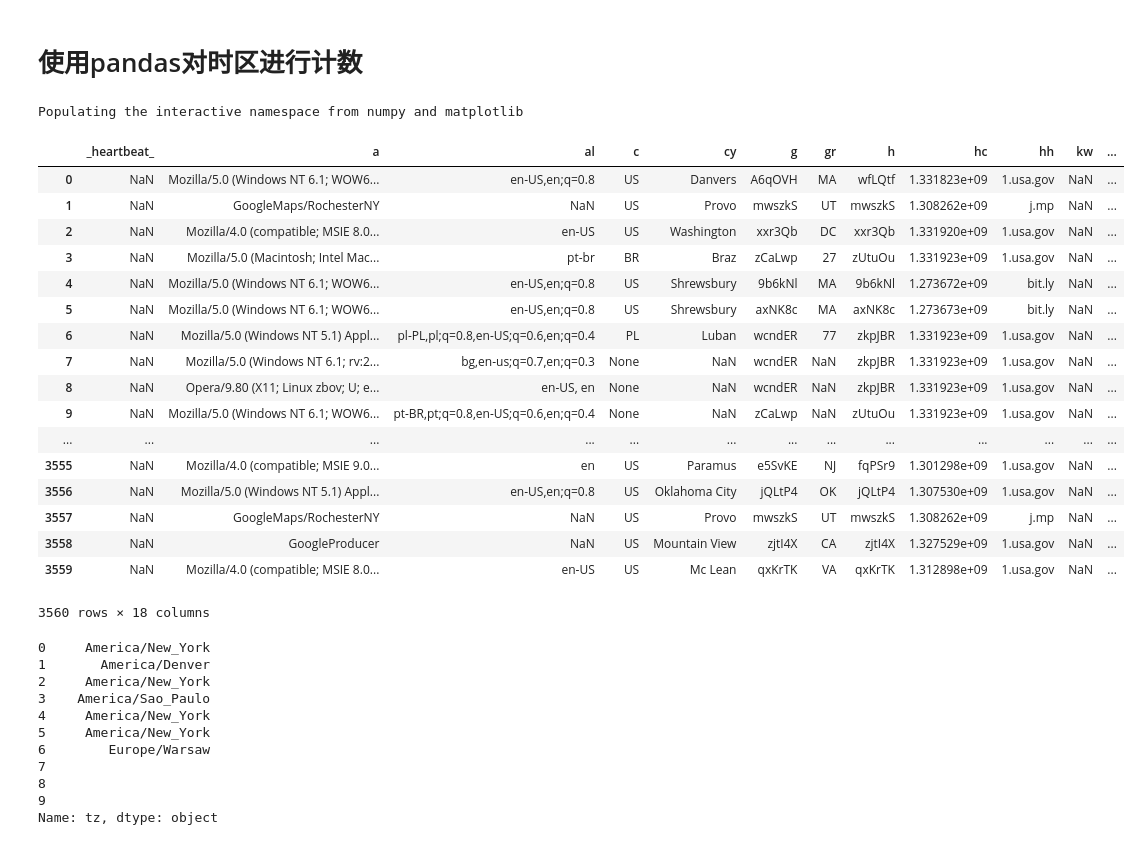
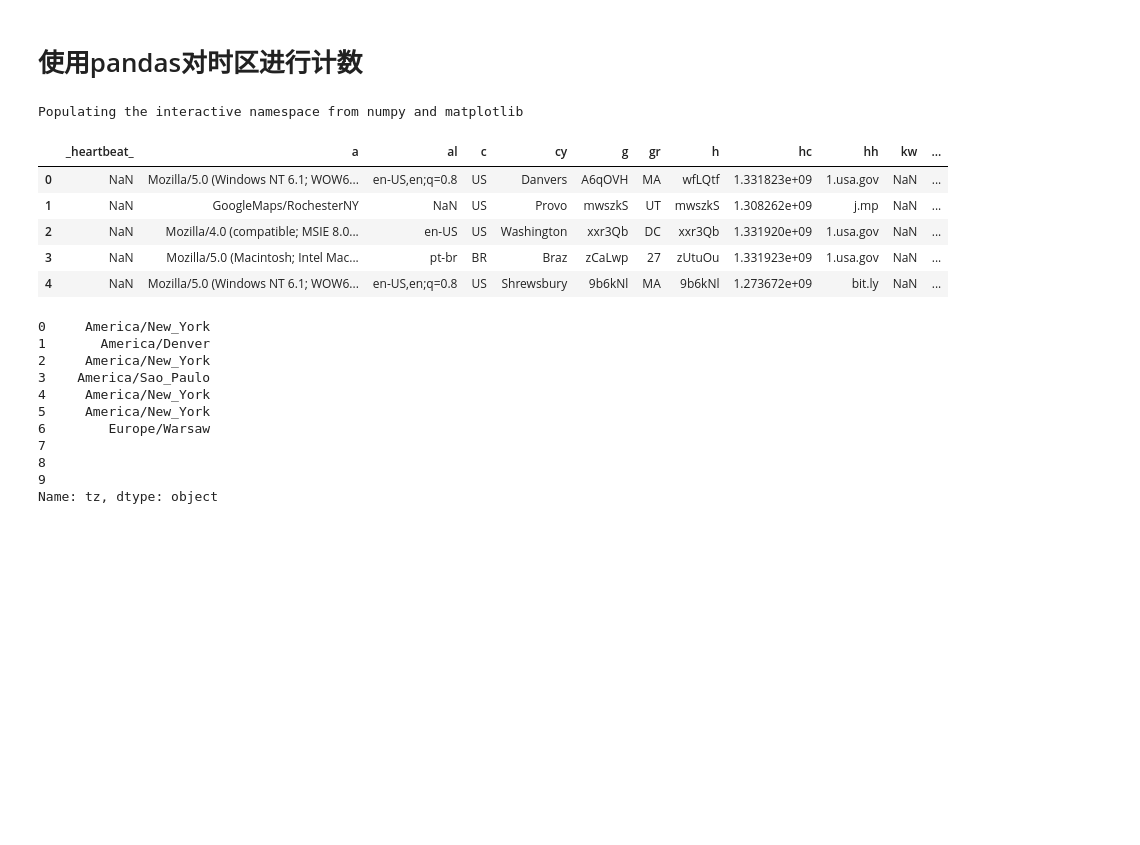
Before and after one commit to yonddream/accumulate, a Jupyter notebook: pydata-book/ch02.ipynb, the cells around one changed output. Drawn from its saved outputs; the diff is of its cells as text; code cells hidden in the pictures; blank space fills up the shorter version.

```diff
--- a/pydata-book/ch02.ipynb
+++ b/pydata-book/ch02.ipynb
@@ -120,31 +116,19 @@ count.most_common(10)
 # %%
 %pylab inline
 import pandas as pd
 import numpy as np
 from pandas import DataFrame, Series
 frame = DataFrame(records)
 # 输出摘要视图
-frame
+frame.head()
 # %% [output]
 Populating the interactive namespace from numpy and matplotlib
 |  | _heartbeat_ | a | al | c | cy | g | gr | h | hc | hh | kw | ... |
 | 0 | NaN | Mozilla/5.0 (Windows NT 6.1; WOW6... | en-US,en;q=0.8 | US | Danvers | A6qOVH | MA | wfLQtf | 1.331823e+09 | 1.usa.gov | NaN | ... |
 | 1 | NaN | GoogleMaps/RochesterNY | NaN | US | Provo | mwszkS | UT | mwszkS | 1.308262e+09 | j.mp | NaN | ... |
 | 2 | NaN | Mozilla/4.0 (compatible; MSIE 8.0... | en-US | US | Washington | xxr3Qb | DC | xxr3Qb | 1.331920e+09 | 1.usa.gov | NaN | ... |
 | 3 | NaN | Mozilla/5.0 (Macintosh; Intel Mac... | pt-br | BR | Braz | zCaLwp | 27 | zUtuOu | 1.331923e+09 | 1.usa.gov | NaN | ... |
 | 4 | NaN | Mozilla/5.0 (Windows NT 6.1; WOW6... | en-US,en;q=0.8 | US | Shrewsbury | 9b6kNl | MA | 9b6kNl | 1.273672e+09 | bit.ly | NaN | ... |
-| 5 | NaN | Mozilla/5.0 (Windows NT 6.1; WOW6... | en-US,en;q=0.8 | US | Shrewsbury | axNK8c | MA | axNK8c | 1.273673e+09 | bit.ly | NaN | ... |
-| 6 | NaN | Mozilla/5.0 (Windows NT 5.1) Appl... | pl-PL,pl;q=0.8,en-US;q=0.6,en;q=0.4 | PL | Luban | wcndER | 77 | zkpJBR | 1.331923e+09 | 1.usa.gov | NaN | ... |
-| 7 | NaN | Mozilla/5.0 (Windows NT 6.1; rv:2... | bg,en-us;q=0.7,en;q=0.3 | None | NaN | wcndER | NaN | zkpJBR | 1.331923e+09 | 1.usa.gov | NaN | ... |
-| 8 | NaN | Opera/9.80 (X11; Linux zbov; U; e... | en-US, en | None | NaN | wcndER | NaN | zkpJBR | 1.331923e+09 | 1.usa.gov | NaN | ... |
-| 9 | NaN | Mozilla/5.0 (Windows NT 6.1; WOW6... | pt-BR,pt;q=0.8,en-US;q=0.6,en;q=0.4 | None | NaN | zCaLwp | NaN | zUtuOu | 1.331923e+09 | 1.usa.gov | NaN | ... |
-| ... | ... | ... | ... | ... | ... | ... | ... | ... | ... | ... | ... | ... |
-| 3555 | NaN | Mozilla/4.0 (compatible; MSIE 9.0... | en | US | Paramus | e5SvKE | NJ | fqPSr9 | 1.301298e+09 | 1.usa.gov | NaN | ... |
-| 3556 | NaN | Mozilla/5.0 (Windows NT 5.1) Appl... | en-US,en;q=0.8 | US | Oklahoma City | jQLtP4 | OK | jQLtP4 | 1.307530e+09 | 1.usa.gov | NaN | ... |
-| 3557 | NaN | GoogleMaps/RochesterNY | NaN | US | Provo | mwszkS | UT | mwszkS | 1.308262e+09 | j.mp | NaN | ... |
-| 3558 | NaN | GoogleProducer | NaN | US | Mountain View | zjtI4X | CA | zjtI4X | 1.327529e+09 | 1.usa.gov | NaN | ... |
-| 3559 | NaN | Mozilla/4.0 (compatible; MSIE 8.0... | en-US | US | Mc Lean | qxKrTK | VA | qxKrTK | 1.312898e+09 | 1.usa.gov | NaN | ... |
-3560 rows × 18 columns
 # %%
 frame['tz'][:10]
 # %% [output]
```
Also changed, not shown: parts of 1 cell of this notebook.
